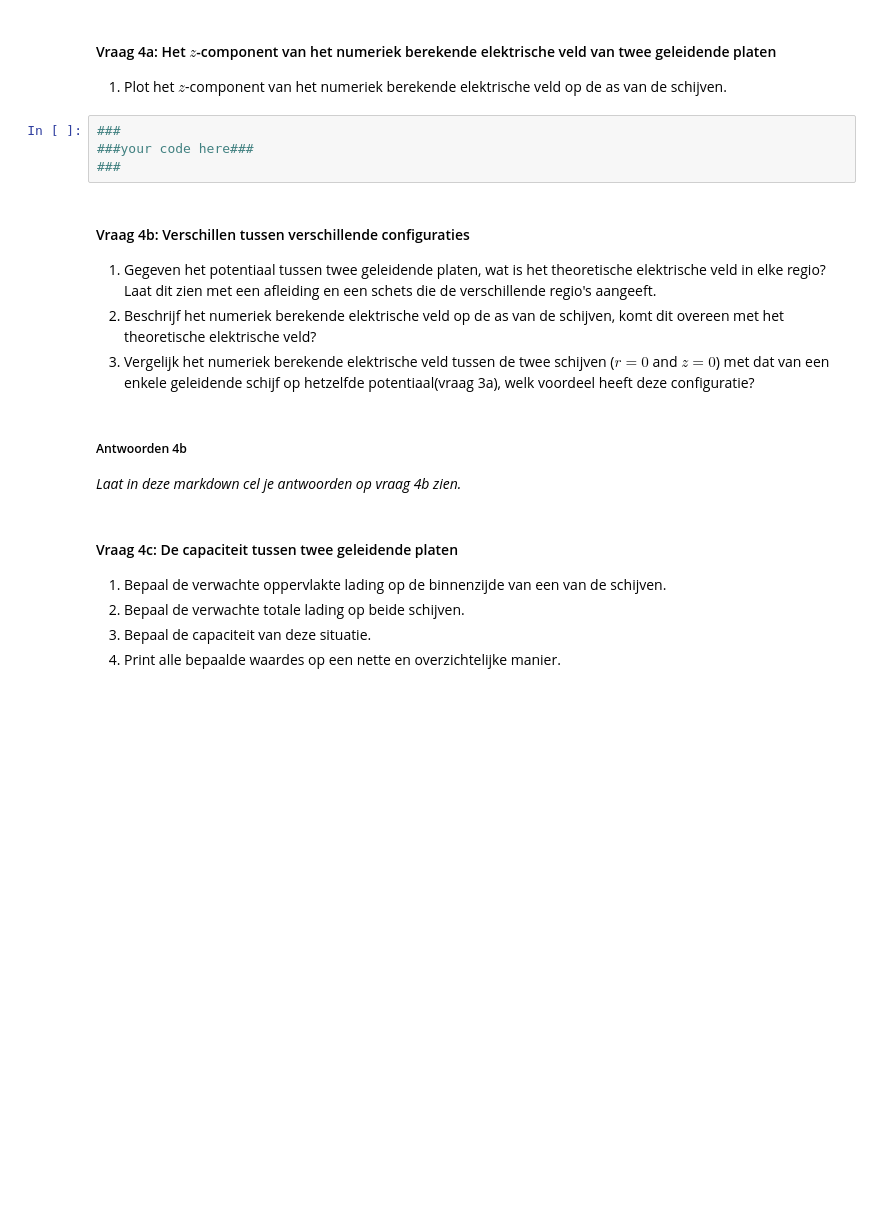
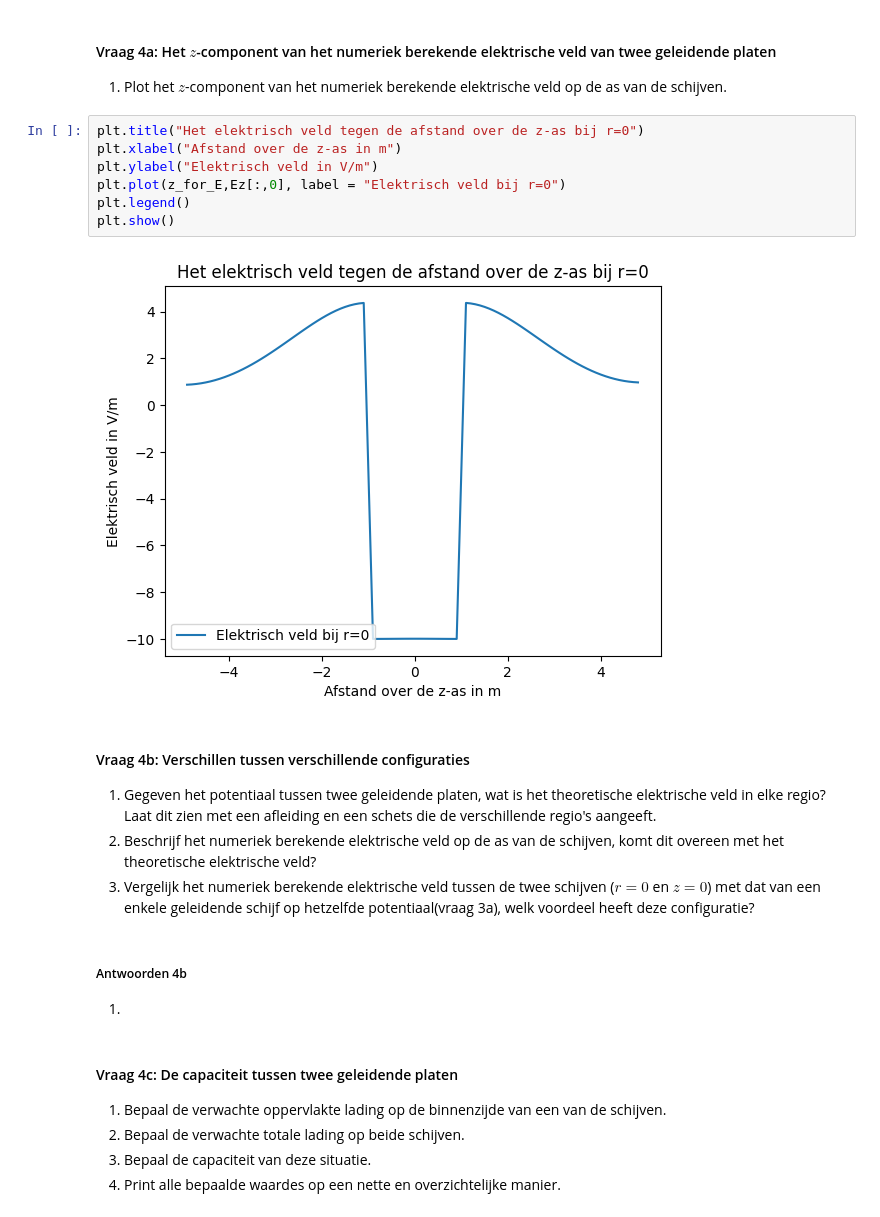
Before and after one commit to tdrvs/opdrachten-DEF-D, a Jupyter notebook: DigitaleOntwerpopdrachten/1CondensatorOpdracht/CondensatorOntwerpopdracht.ipynb, the cells around one changed output. Cells and saved outputs as stored; diff of their text form; blank space fills up the shorter version.

```diff
--- a/DigitaleOntwerpopdrachten/1CondensatorOpdracht/CondensatorOntwerpopdracht.ipynb
+++ b/DigitaleOntwerpopdrachten/1CondensatorOpdracht/CondensatorOntwerpopdracht.ipynb
@@ -579,19 +579,24 @@ plot_results_disk(Ez, Er, normE, V, r, z, grid_step, disk_radius, z_pos_disk1, z
 
 1. Plot het $z$-component van het numeriek berekende elektrische veld op de as van de schijven.
 # %%
-###
-###your code here###
-###
+plt.title("Het elektrisch veld tegen de afstand over de z-as bij r=0")
+plt.xlabel("Afstand over de z-as in m")
+plt.ylabel("Elektrisch veld in V/m")
+plt.plot(z_for_E,Ez[:,0], label = "Elektrisch veld bij r=0")
+plt.legend()
+plt.show()
+# %% [output]
+[figure, added]
 # %% [markdown]
 #### Vraag 4b: Verschillen tussen verschillende configuraties
 
 1. Gegeven het potentiaal tussen twee geleidende platen, wat is het theoretische elektrische veld in elke regio? Laat dit zien met een afleiding en een schets die de verschillende regio's aangeeft.
 2. Beschrijf het numeriek berekende elektrische veld op de as van de schijven, komt dit overeen met het theoretische elektrische veld?
-3. Vergelijk het numeriek berekende elektrische veld tussen de twee schijven ($r=0$ and $z=0$) met dat van een enkele geleidende schijf op hetzelfde potentiaal(vraag 3a), welk voordeel heeft deze configuratie?
+3. Vergelijk het numeriek berekende elektrische veld tussen de twee schijven ($r=0$ en $z=0$) met dat van een enkele geleidende schijf op hetzelfde potentiaal(vraag 3a), welk voordeel heeft deze configuratie?
 # %% [markdown]
 ##### Antwoorden 4b
 
-*Laat in deze markdown cel je antwoorden op vraag 4b zien.*
+1.
 # %% [markdown]
 #### Vraag 4c: De capaciteit tussen twee geleidende platen
 
```
Also changed, not shown: parts of 2 cells of this notebook, 2 other files.
